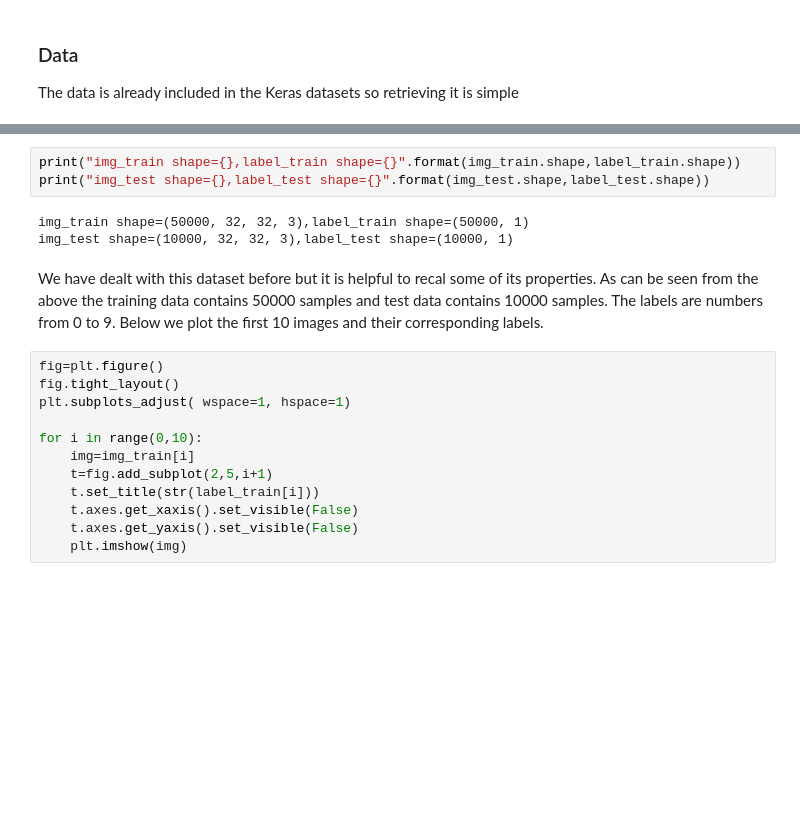
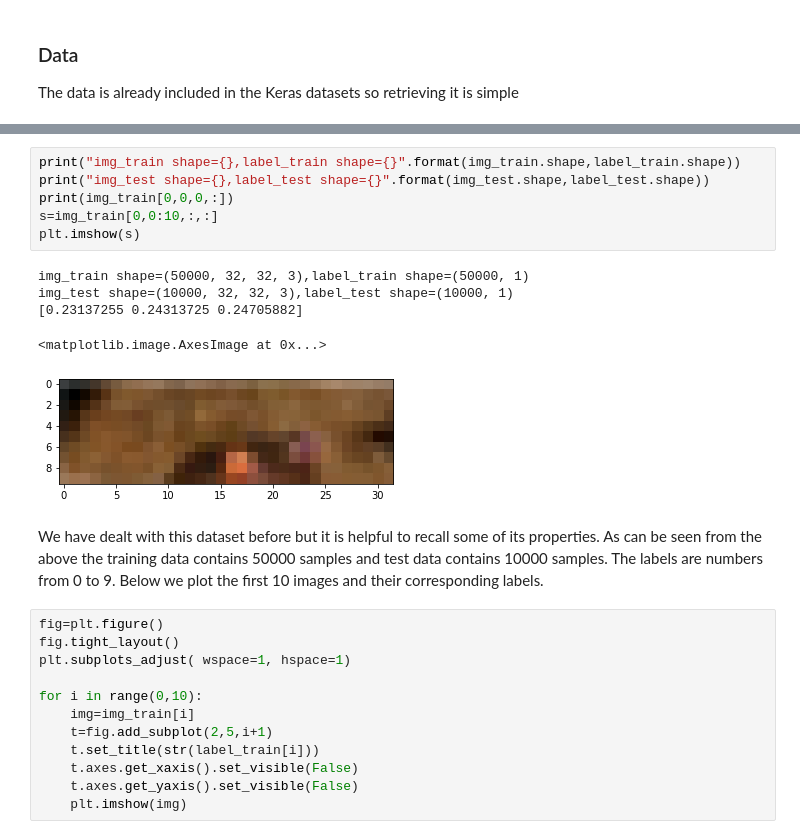
Before and after one commit to hikmatfarhat-ndu/CSC645, a Jupyter notebook: kernas-cifar10.ipynb, the cells around one changed output, grey strips where cells are left out. Cells and saved outputs as stored; diff of their text form; blank space fills up the shorter version.

```diff
--- a/kernas-cifar10.ipynb
+++ b/kernas-cifar10.ipynb
@@ -27,11 +96,17 @@ img_test=img_test/255.0
 # %%
 print("img_train shape={},label_train shape={}".format(img_train.shape,label_train.shape))
 print("img_test shape={},label_test shape={}".format(img_test.shape,label_test.shape))
+print(img_train[0,0,0,:])
+s=img_train[0,0:10,:,:]
+plt.imshow(s)
 # %% [output]
 img_train shape=(50000, 32, 32, 3),label_train shape=(50000, 1)
 img_test shape=(10000, 32, 32, 3),label_test shape=(10000, 1)
+[0.23137255 0.24313725 0.24705882]
+<matplotlib.image.AxesImage at 0x...>
+[figure, added]
 # %% [markdown]
-We have dealt with this dataset before but it is helpful to recal some of its properties. As can be seen from the above the training data contains 50000 samples and test data contains 10000 samples. The labels are numbers from 0 to 9. Below we plot the first 10 images and their corresponding labels.
+We have dealt with this dataset before but it is helpful to recall some of its properties. As can be seen from the above the training data contains 50000 samples and test data contains 10000 samples. The labels are numbers from 0 to 9. Below we plot the first 10 images and their corresponding labels.
 # %%
 fig=plt.figure()
 fig.tight_layout()
```
Also changed, not shown: parts of 5 cells of this notebook.
